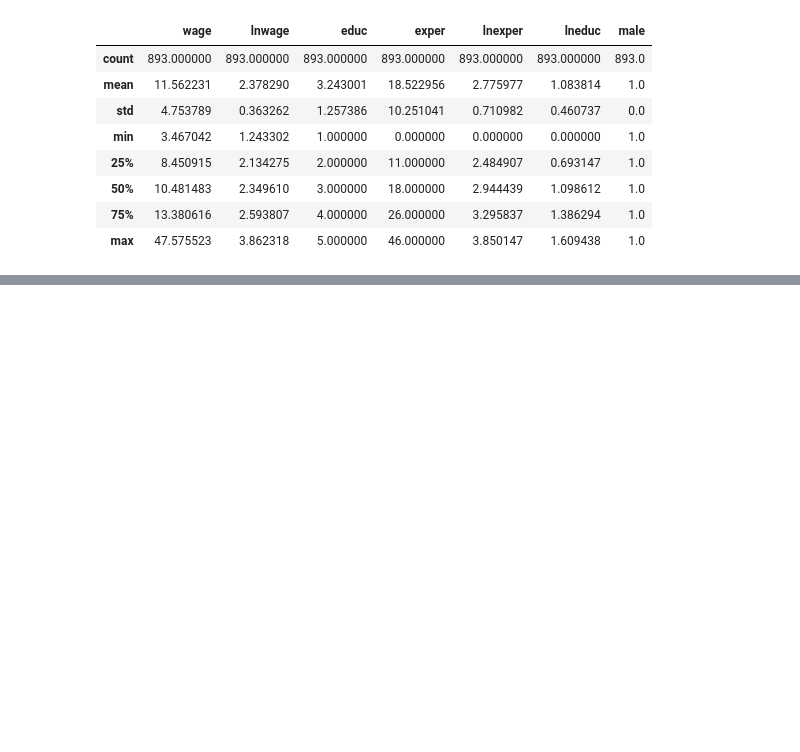
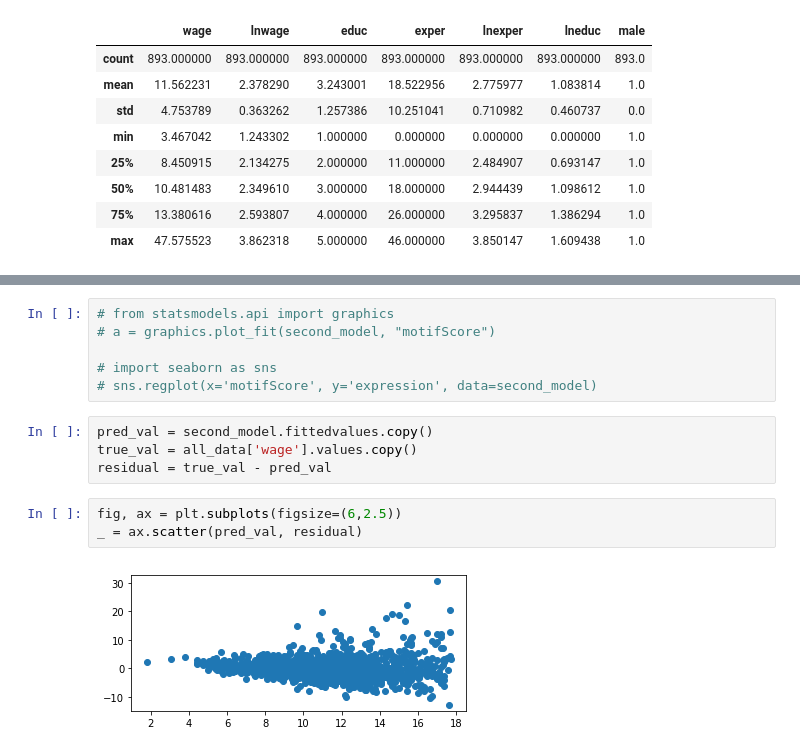
Before and after one commit to willmeng98/ECON-167-Labs, a Jupyter notebook: Lab4/Lab 4.ipynb, the cells around one changed output, grey strips where cells are left out. Saved outputs shown, nothing was run; the diff lists cells and outputs as text; blank space fills up the shorter version.

```diff
--- a/Lab4/Lab 4.ipynb
+++ b/Lab4/Lab 4.ipynb
@@ -89,3 +89,18 @@ Warnings:
 [1] Standard Errors assume that the covariance matrix of the errors is correctly specified.
 [2] The condition number is large, 2.73e+03. This might indicate that there are
 strong multicollinearity or other numerical problems.
+# %%
+# from statsmodels.api import graphics
+# a = graphics.plot_fit(second_model, "motifScore")
+
+# import seaborn as sns
+# sns.regplot(x='motifScore', y='expression', data=second_model)
+# %%
+pred_val = second_model.fittedvalues.copy()
+true_val = all_data['wage'].values.copy()
+residual = true_val - pred_val
+# %%
+fig, ax = plt.subplots(figsize=(6,2.5))
+_ = ax.scatter(pred_val, residual)
+# %% [output]
+[figure, added]
```
Also changed, not shown: parts of 5 cells of this notebook.
